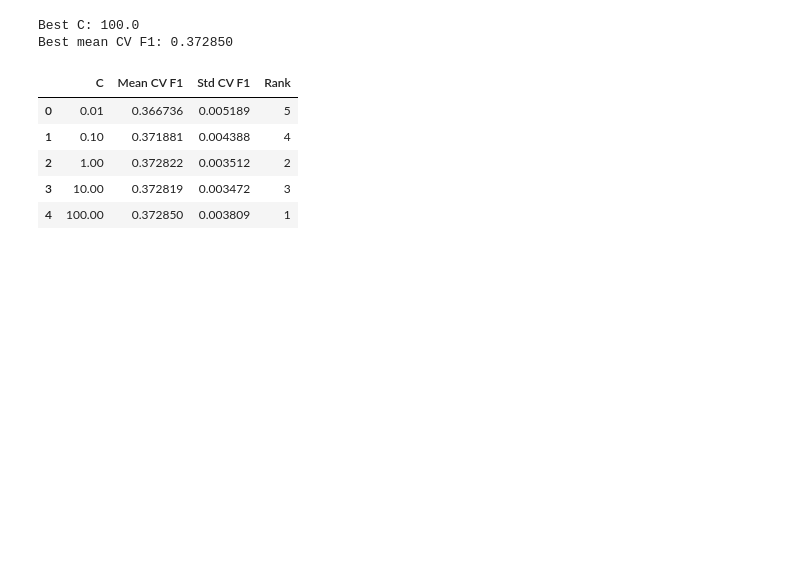
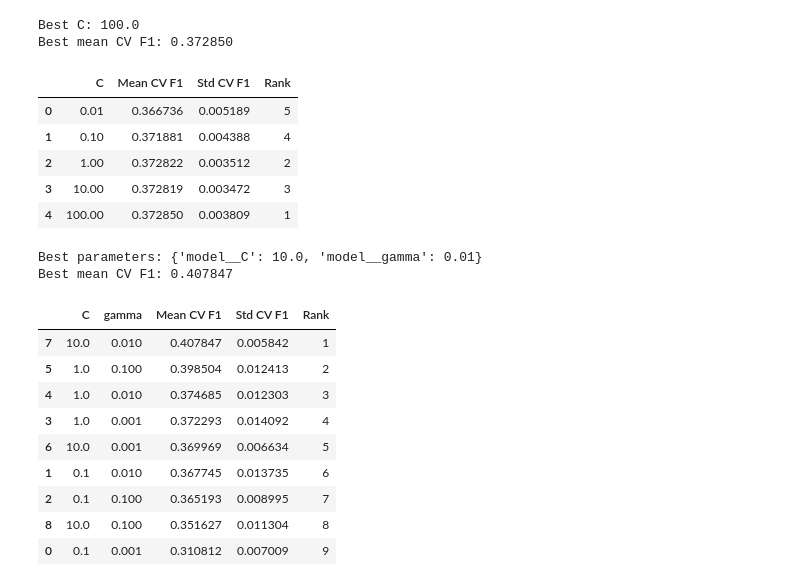
Before and after one commit to ajcoolninja/classical-ml-classification, a Jupyter notebook: notebooks/03_modeling.ipynb, the cells around one changed output. Cells and saved outputs as stored; diff of their text form; code cells hidden in the pictures; blank space fills up the shorter version.

```diff
--- a/notebooks/03_modeling.ipynb
+++ b/notebooks/03_modeling.ipynb
@@ -229,3 +230,55 @@ Best mean CV F1: 0.372850
 | 2 | 1.00 | 0.372822 | 0.003512 | 2 |
 | 3 | 10.00 | 0.372819 | 0.003472 | 3 |
 | 4 | 100.00 | 0.372850 | 0.003809 | 1 |
+# %%
+balanced_svm_pipeline = clone(pipelines['svm_balanced'])
+
+# Small exponential grid: 3 values for each hyperparameter (9 combinations).
+svm_param_grid = {
+    'model__C': [0.1, 1.0, 10.0],
+    'model__gamma': [0.001, 0.01, 0.1]
+}
+
+svm_grid_search = GridSearchCV(
+    estimator=balanced_svm_pipeline,
+    param_grid=svm_param_grid,
+    scoring='f1',
+    cv=cv,
+    n_jobs=-1,
+    refit=True,
+    return_train_score=False
+)
+
+# The test set is not used here; it remains untouched for final evaluation.
+svm_grid_search.fit(X_train, y_train)
+
+svm_results = pd.DataFrame(svm_grid_search.cv_results_)[[
+    'param_model__C',
+    'param_model__gamma',
+    'mean_test_score',
+    'std_test_score',
+    'rank_test_score'
+]].rename(columns={
+    'param_model__C': 'C',
+    'param_model__gamma': 'gamma',
+    'mean_test_score': 'Mean CV F1',
+    'std_test_score': 'Std CV F1',
+    'rank_test_score': 'Rank'
+}).sort_values(['Rank', 'C', 'gamma'])
+
+print(f"Best parameters: {svm_grid_search.best_params_}")
+print(f"Best mean CV F1: {svm_grid_search.best_score_:.6f}")
+svm_results
+# %% [output]
+Best parameters: {'model__C': 10.0, 'model__gamma': 0.01}
+Best mean CV F1: 0.407847
+|  | C | gamma | Mean CV F1 | Std CV F1 | Rank |
+| 7 | 10.0 | 0.010 | 0.407847 | 0.005842 | 1 |
+| 5 | 1.0 | 0.100 | 0.398504 | 0.012413 | 2 |
+| 4 | 1.0 | 0.010 | 0.374685 | 0.012303 | 3 |
+| 3 | 1.0 | 0.001 | 0.372293 | 0.014092 | 4 |
+| 6 | 10.0 | 0.001 | 0.369969 | 0.006634 | 5 |
+| 1 | 0.1 | 0.010 | 0.367745 | 0.013735 | 6 |
+| 2 | 0.1 | 0.100 | 0.365193 | 0.008995 | 7 |
+| 8 | 10.0 | 0.100 | 0.351627 | 0.011304 | 8 |
+| 0 | 0.1 | 0.001 | 0.310812 | 0.007009 | 9 |
```
Also changed, not shown: parts of 9 cells of this notebook, 1 other file.
